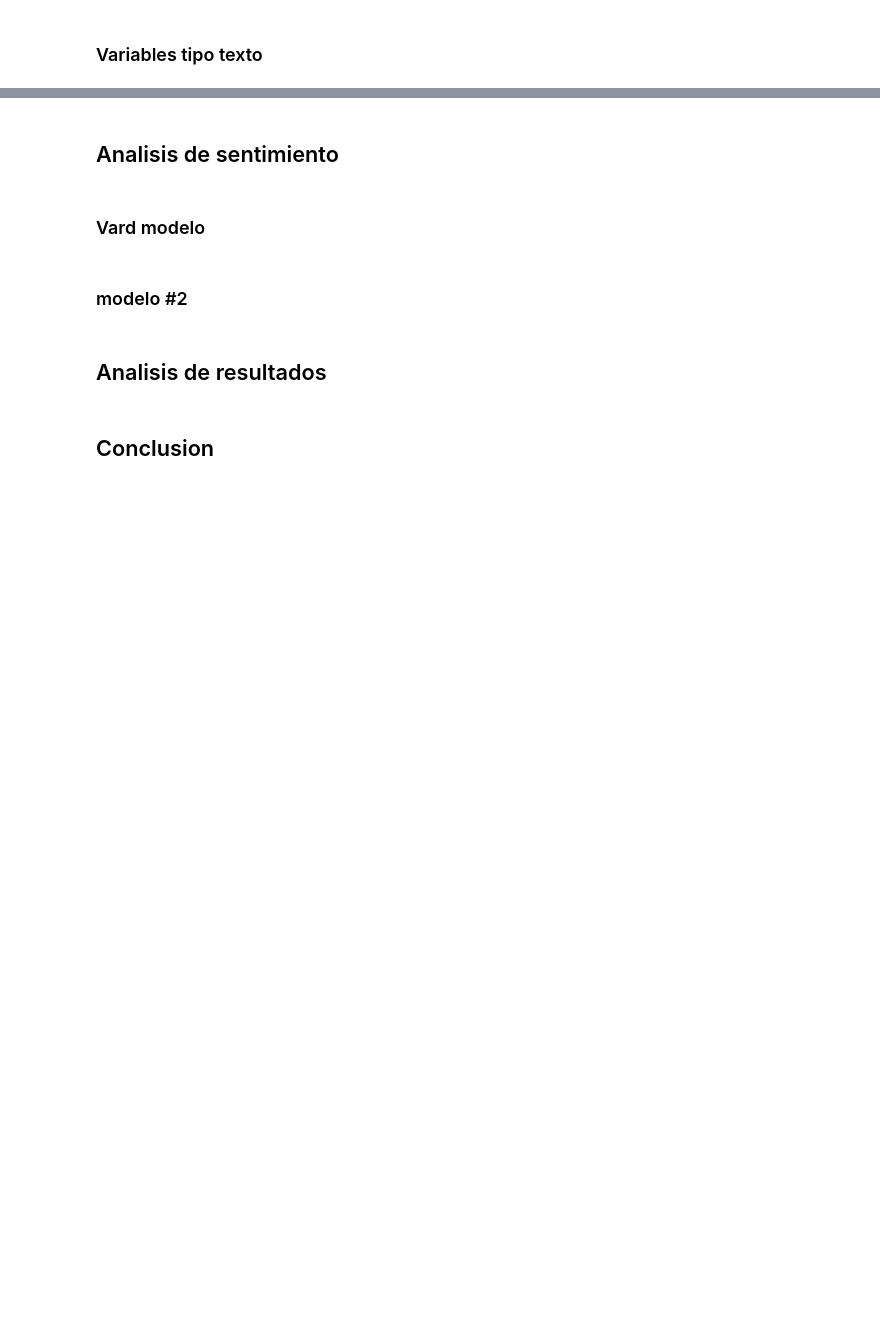
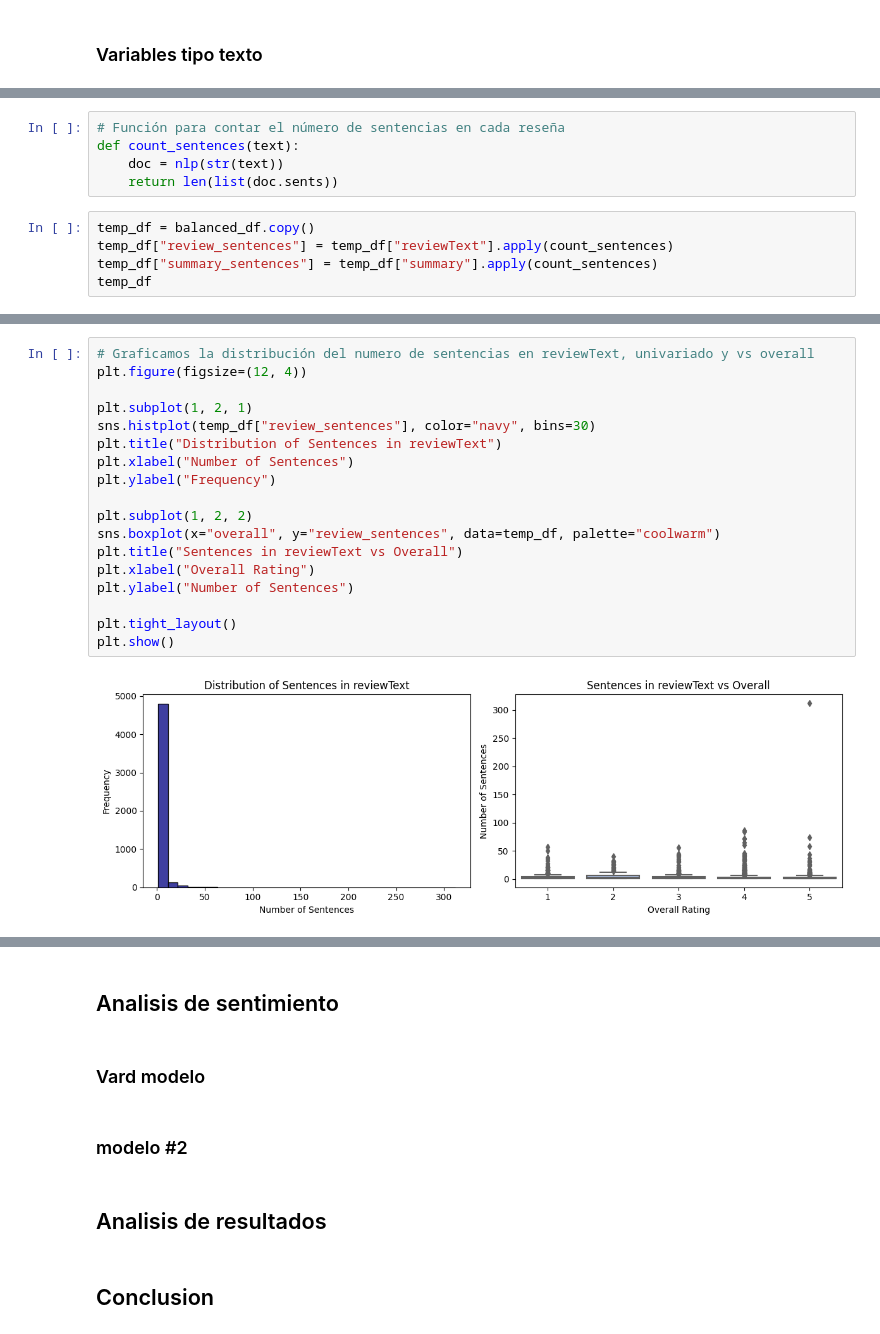
Before and after one commit to jhonattanreales21/nlp_icesi, a Jupyter notebook: unidad_1/Cano_Reales_Sentiment_analysis.ipynb, the cells around one changed output, grey strips where cells are left out. Cells and saved outputs as stored; diff of their text form; blank space fills up the shorter version.

```diff
--- a/unidad_1/Cano_Reales_Sentiment_analysis.ipynb
+++ b/unidad_1/Cano_Reales_Sentiment_analysis.ipynb
@@ -171,0 +270,10 @@ De cada variable con textos (principalmente reviewText), obtendremos:
+# %%
+# Función para contar el número de sentencias en cada reseña
+def count_sentences(text):
+    doc = nlp(str(text))
+    return len(list(doc.sents))
+# %%
+temp_df = balanced_df.copy()
+temp_df["review_sentences"] = temp_df["reviewText"].apply(count_sentences)
+temp_df["summary_sentences"] = temp_df["summary"].apply(count_sentences)
+temp_df
@@ -171,0 +294,20 @@ De cada variable con textos (principalmente reviewText), obtendremos:
+# %%
+# Graficamos la distribución del numero de sentencias en reviewText, univariado y vs overall
+plt.figure(figsize=(12, 4))
+
+plt.subplot(1, 2, 1)
+sns.histplot(temp_df["review_sentences"], color="navy", bins=30)
+plt.title("Distribution of Sentences in reviewText")
+plt.xlabel("Number of Sentences")
+plt.ylabel("Frequency")
+
+plt.subplot(1, 2, 2)
+sns.boxplot(x="overall", y="review_sentences", data=temp_df, palette="coolwarm")
+plt.title("Sentences in reviewText vs Overall")
+plt.xlabel("Overall Rating")
+plt.ylabel("Number of Sentences")
+
+plt.tight_layout()
+plt.show()
+# %% [output]
+[figure, added]
```
Also changed, not shown: parts of 24 cells of this notebook.
